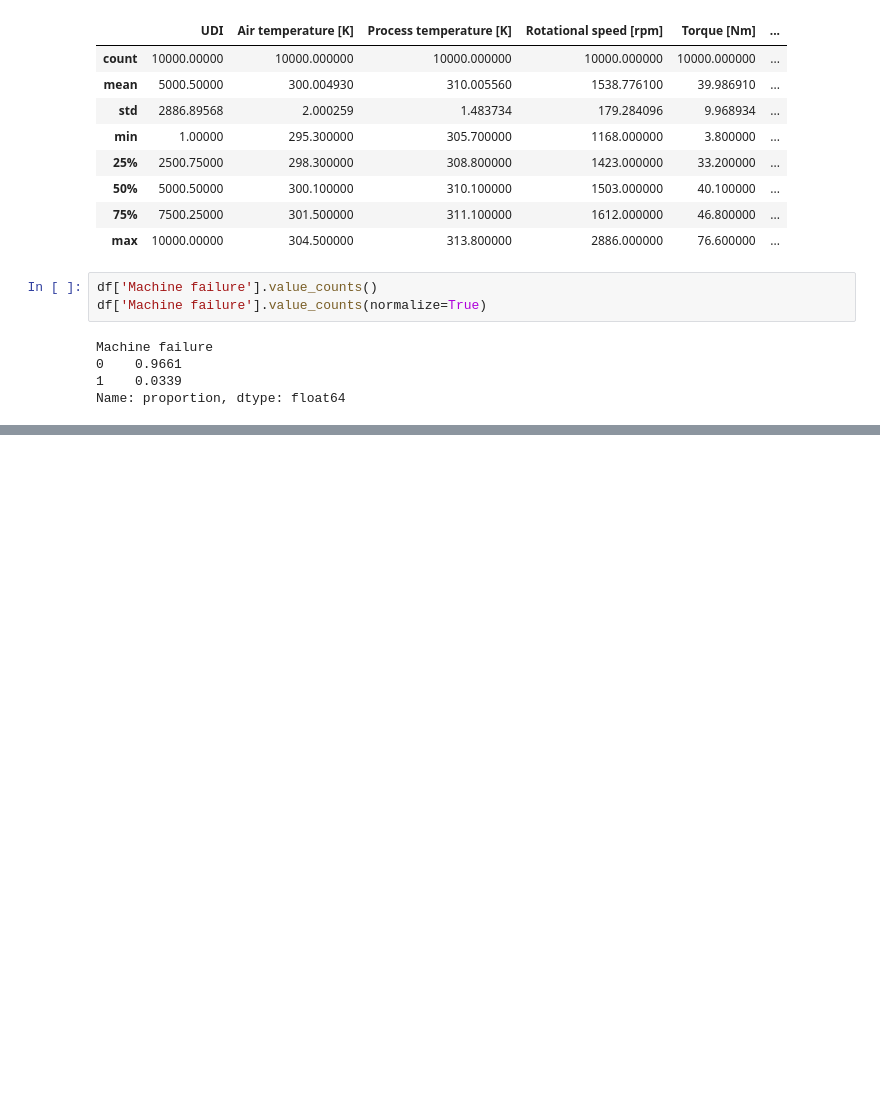
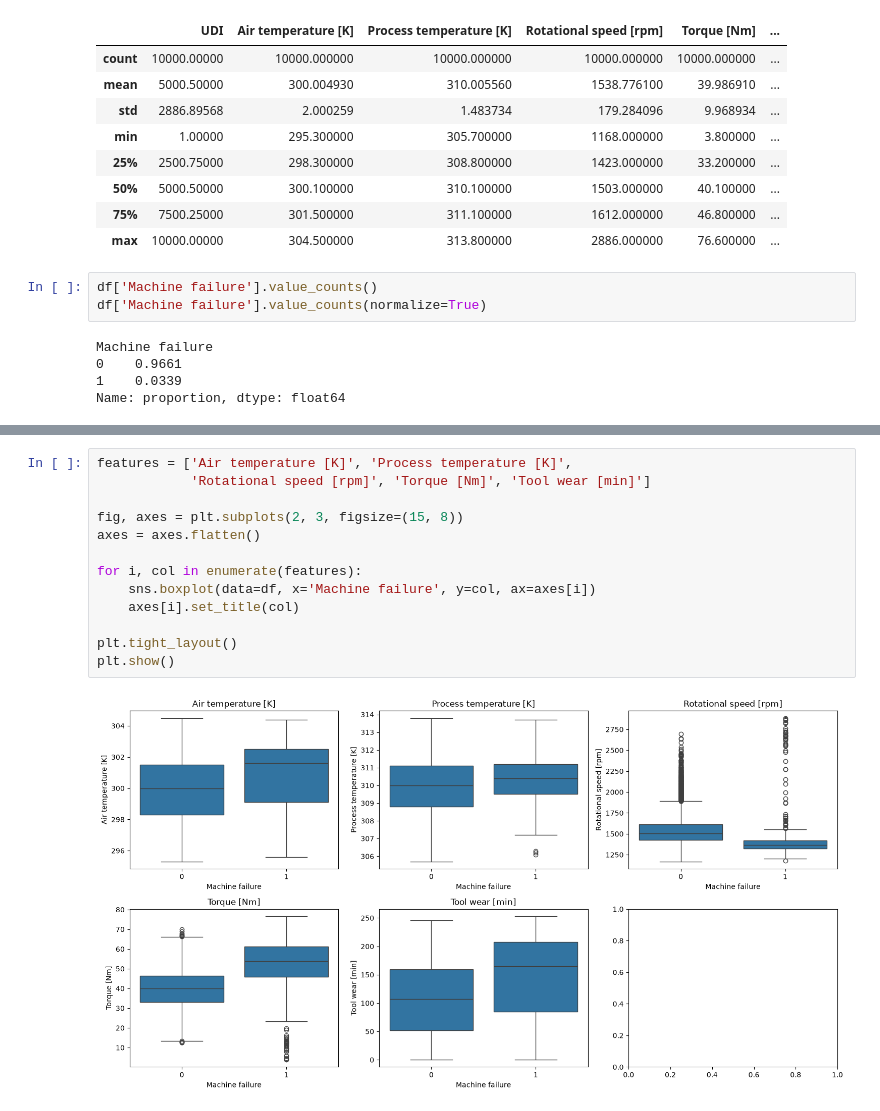
Before and after one commit to SeaOceanO/Predictive-Maintenance, a Jupyter notebook: analysis.ipynb, the cells around one changed output, grey strips where cells are left out. Saved outputs shown, nothing was run; the diff lists cells and outputs as text; blank space fills up the shorter version.

```diff
--- a/analysis.ipynb
+++ b/analysis.ipynb
@@ -71,0 +81,15 @@ Name: proportion, dtype: float64
+# %%
+features = ['Air temperature [K]', 'Process temperature [K]',
+            'Rotational speed [rpm]', 'Torque [Nm]', 'Tool wear [min]']
+
+fig, axes = plt.subplots(2, 3, figsize=(15, 8))
+axes = axes.flatten()
+
+for i, col in enumerate(features):
+    sns.boxplot(data=df, x='Machine failure', y=col, ax=axes[i])
+    axes[i].set_title(col)
+
+plt.tight_layout()
+plt.show()
+# %% [output]
+[figure, added]
```
Also changed, not shown: parts of 8 cells of this notebook.
